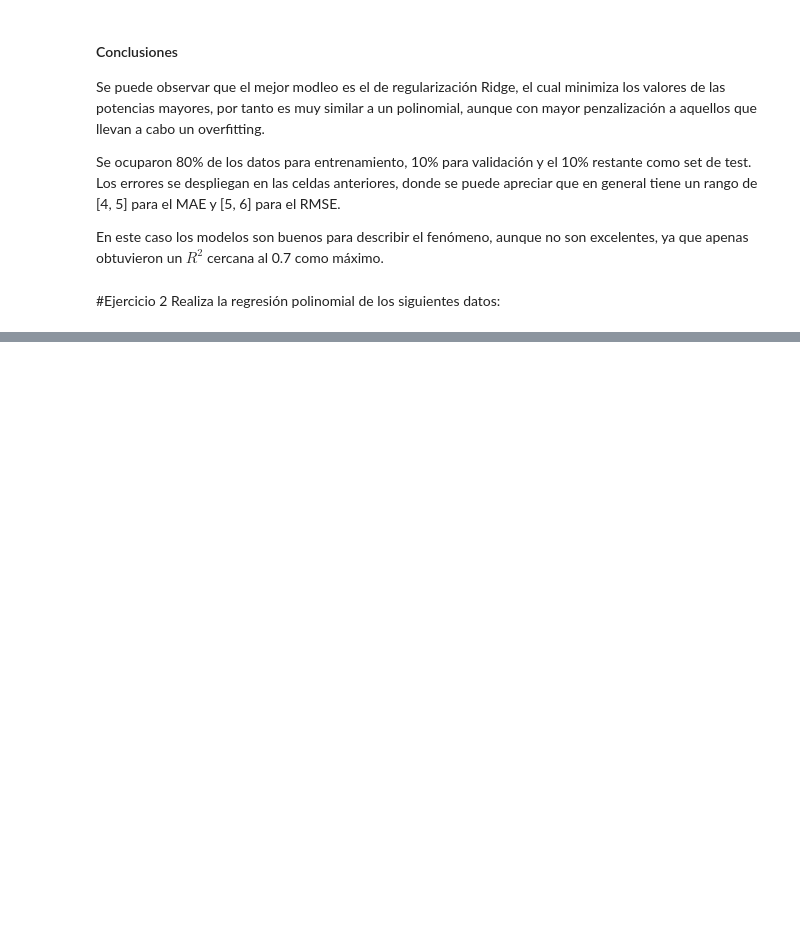
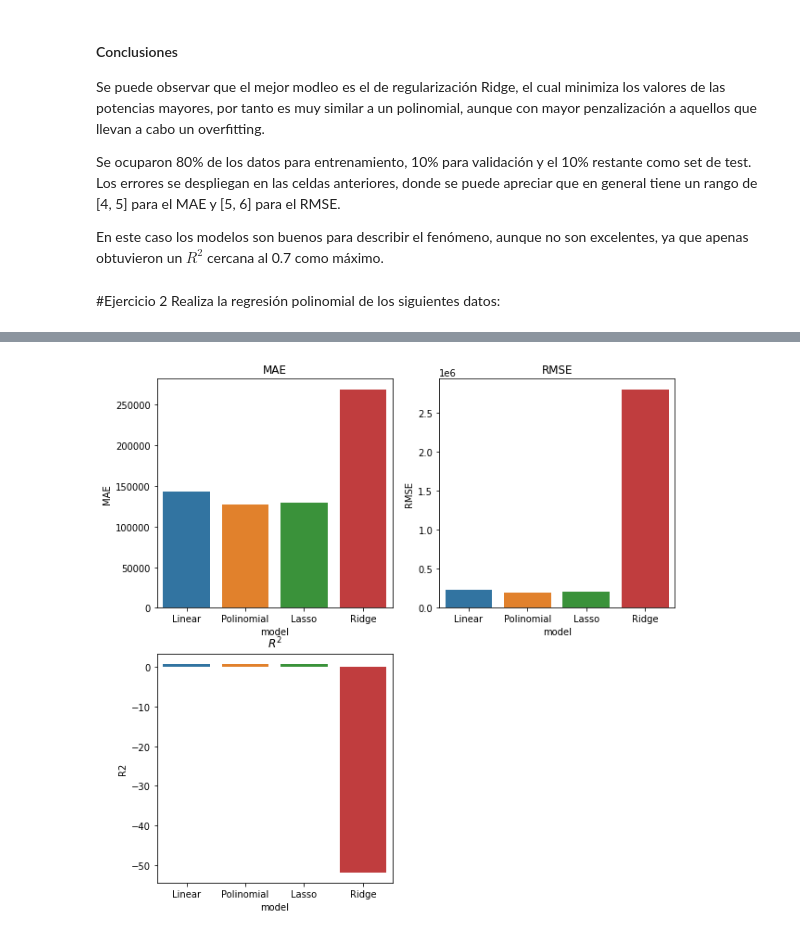
Before and after one commit to PosgradoMNA/actividades-de-aprendizaje-Walt9819, a Jupyter notebook: Week7/RegresionesyKMeans.ipynb, the cells around one changed output, grey strips where cells are left out. Saved outputs shown, nothing was run; the diff lists cells and outputs as text; code cells hidden in the pictures; blank space fills up the shorter version.

```diff
--- a/Week7/RegresionesyKMeans.ipynb
+++ b/Week7/RegresionesyKMeans.ipynb
@@ -733,0 +875,14 @@ Tamaño del X_test: (10, 1)
+# %%
+plt.figure(figsize=(10, 10))
+plt.subplot(2, 2, 1)
+sns.barplot(data=df_val, y="MAE", x="model")
+plt.title("MAE")
+plt.subplot(2, 2, 2)
+sns.barplot(data=df_val, y="RMSE", x="model")
+plt.title("RMSE")
+plt.subplot(2, 2, 3)
+sns.barplot(data=df_val, y="R2", x="model")
+plt.title("$R^2$")
+plt.show()
+# %% [output]
+[figure, added]
```
Also changed, not shown: parts of 15 cells of this notebook.
